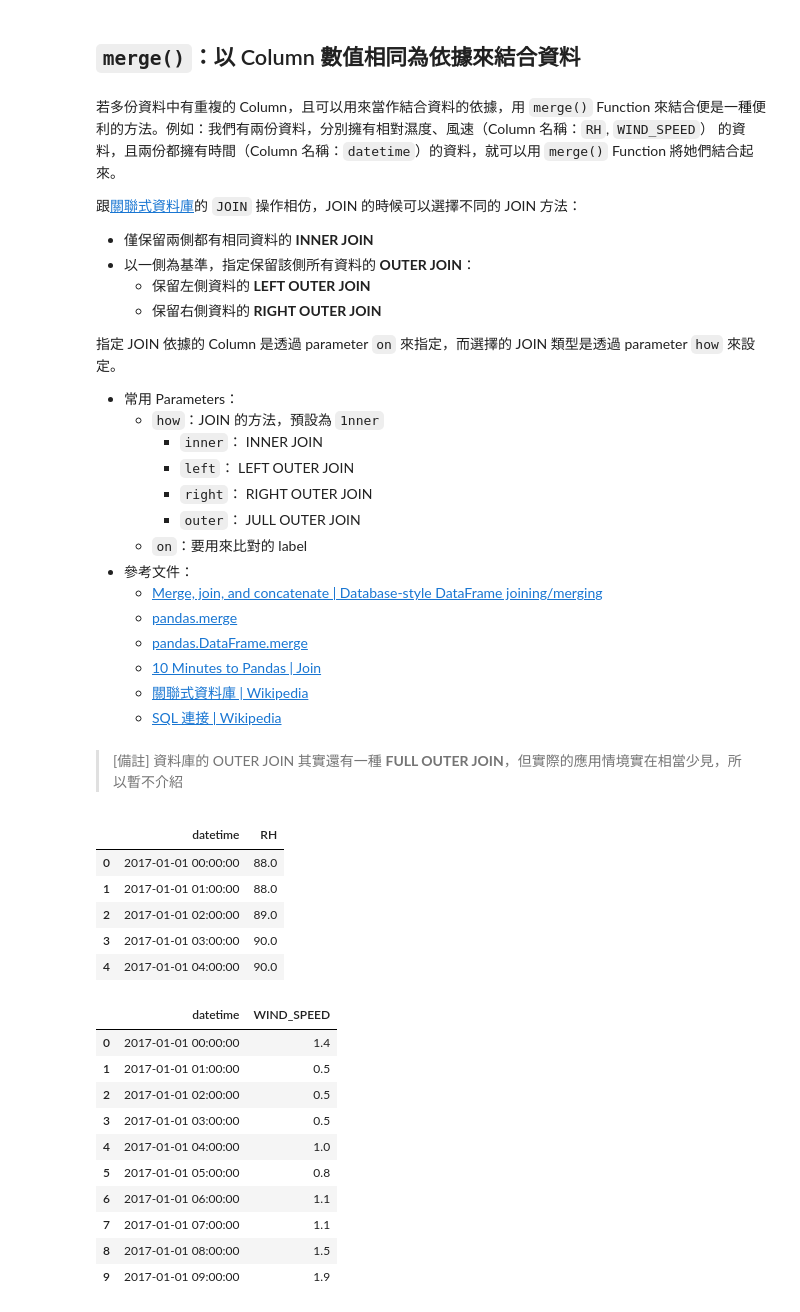
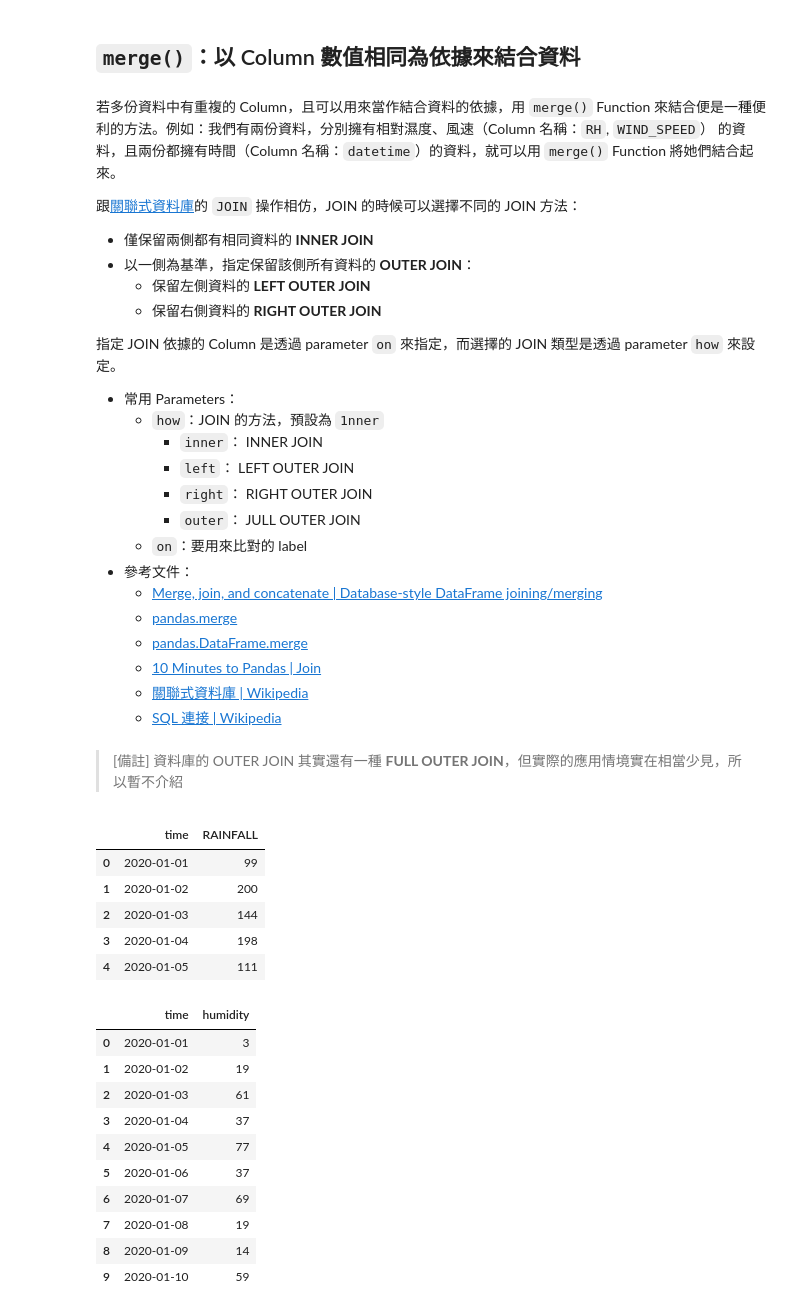
Before and after one commit to yatingAnne/pandas_training, a Jupyter notebook: Chapter 7 - Combining_turbofan.ipynb, the cells around one changed output. Drawn from its saved outputs; the diff is of its cells as text; code cells hidden in the pictures.

```diff
--- a/Chapter 7 - Combining_turbofan.ipynb
+++ b/Chapter 7 - Combining_turbofan.ipynb
@@ -150,46 +150,44 @@ pd.concat([rainfall, humidity, temperature], axis=1)
         * `outer`： JULL OUTER JOIN
     * `on`：要用來比對的 label
 * 參考文件：
-    * [Merge, join, and concatenate | Database-style DataFrame joining/merging](https://pandas.pydata.org/pandas-docs/stable/merging.html#database-style-dataframe-joining-merging)
-    * [pandas.merge](https://pandas.pydata.org/pandas-docs/stable/generated/pandas.merge.html)
-    * [pandas.DataFrame.merge](https://pandas.pydata.org/pandas-docs/stable/generated/pandas.DataFrame.merge.html)
-    * [10 Minutes to Pandas | Join](https://pandas.pydata.org/pandas-docs/stable/10min.html#join)
+    * [Merge, join, and concatenate | Database-style DataFrame joining/merging](https://pandas.pydata.org/pandas-docs/stable/user_guide/merging.html#database-style-dataframe-or-named-series-joining-merging)
+    * [pandas.merge](https://pandas.pydata.org/pandas-docs/stable/reference/api/pandas.merge.html#pandas-merge)
+    * [pandas.DataFrame.merge](https://pandas.pydata.org/pandas-docs/stable/reference/api/pandas.DataFrame.merge.html#pandas-dataframe-merge)
+    * [10 Minutes to Pandas | Join](https://pandas.pydata.org/pandas-docs/stable/user_guide/10min.html#join)
     * [關聯式資料庫 | Wikipedia](https://zh.wikipedia.org/zh-tw/關聯式資料庫)
     * [SQL 連接 | Wikipedia](https://zh.wikipedia.org/zh-tw/連接_%28SQL%29)
 # %% [markdown]
 > [備註] 資料庫的 OUTER JOIN 其實還有一種  **FULL OUTER JOIN**，但實際的應用情境實在相當少見，所以暫不介紹
-# %%
-# 各自擁有相對濕度、風速（column label：'RH', 'WIND_SPEED'） 的資料
-# 且兩份都擁有時間（column label：'datetime'）的資料
-df_rh_left = df_noindex.loc[:4, ['datetime', 'RH']]  # 一份擷取 5 rows，置於左側
-
-# 預覽資料
-display(df_rh_left)
-
-df_windspeed_right = df_noindex.loc[:9,
-                                 ['datetime',
-                                  'WIND_SPEED']]  # 另一份擷取 10 rows，置於右側
-
-# 預覽資料
-display(df_windspeed_right)
-# %% [output]
-|  | datetime | RH |
-| 0 | 2017-01-01 00:00:00 | 88.0 |
-| 1 | 2017-01-01 01:00:00 | 88.0 |
-| 2 | 2017-01-01 02:00:00 | 89.0 |
-| 3 | 2017-01-01 03:00:00 | 90.0 |
-| 4 | 2017-01-01 04:00:00 | 90.0 |
-|  | datetime | WIND_SPEED |
-| 0 | 2017-01-01 00:00:00 | 1.4 |
-| 1 | 2017-01-01 01:00:00 | 0.5 |
-| 2 | 2017-01-01 02:00:00 | 0.5 |
-| 3 | 2017-01-01 03:00:00 | 0.5 |
-| 4 | 2017-01-01 04:00:00 | 1.0 |
-| 5 | 2017-01-01 05:00:00 | 0.8 |
-| 6 | 2017-01-01 06:00:00 | 1.1 |
-| 7 | 2017-01-01 07:00:00 | 1.1 |
-| 8 | 2017-01-01 08:00:00 | 1.5 |
-| 9 | 2017-01-01 09:00:00 | 1.9 |
+# %%
+# 雨量
+rainfall_left = pd.DataFrame({"time":pd.date_range('2020-01-01', '2020-01-5', freq="d"),
+                              "RAINFALL":[random.randint(50, 300) for x in range(0, 5)]})
+# 預覽資料
+display(rainfall_left)
+
+# 濕度
+humidity_right = pd.DataFrame({"time":pd.date_range('2020-01-01', '2020-01-10', freq="d"),
+                               "humidity":[random.randint(0, 80) for x in range(0, 10)]})
+# 預覽資料
+display(humidity_right)
+# %% [output]
+|  | time | RAINFALL |
+| 0 | 2020-01-01 | 99 |
+| 1 | 2020-01-02 | 200 |
+| 2 | 2020-01-03 | 144 |
+| 3 | 2020-01-04 | 198 |
+| 4 | 2020-01-05 | 111 |
+|  | time | humidity |
+| 0 | 2020-01-01 | 3 |
+| 1 | 2020-01-02 | 19 |
+| 2 | 2020-01-03 | 61 |
+| 3 | 2020-01-04 | 37 |
+| 4 | 2020-01-05 | 77 |
+| 5 | 2020-01-06 | 37 |
+| 6 | 2020-01-07 | 69 |
+| 7 | 2020-01-08 | 19 |
+| 8 | 2020-01-09 | 14 |
+| 9 | 2020-01-10 | 59 |
 # %%
 # INNER JOIN
 # JOIN 時如果不自行指定 JOIN 依據的 column，Pandas 會依據輸入的資料
```
Also changed, not shown: parts of 3 cells of this notebook, 2 other files.
